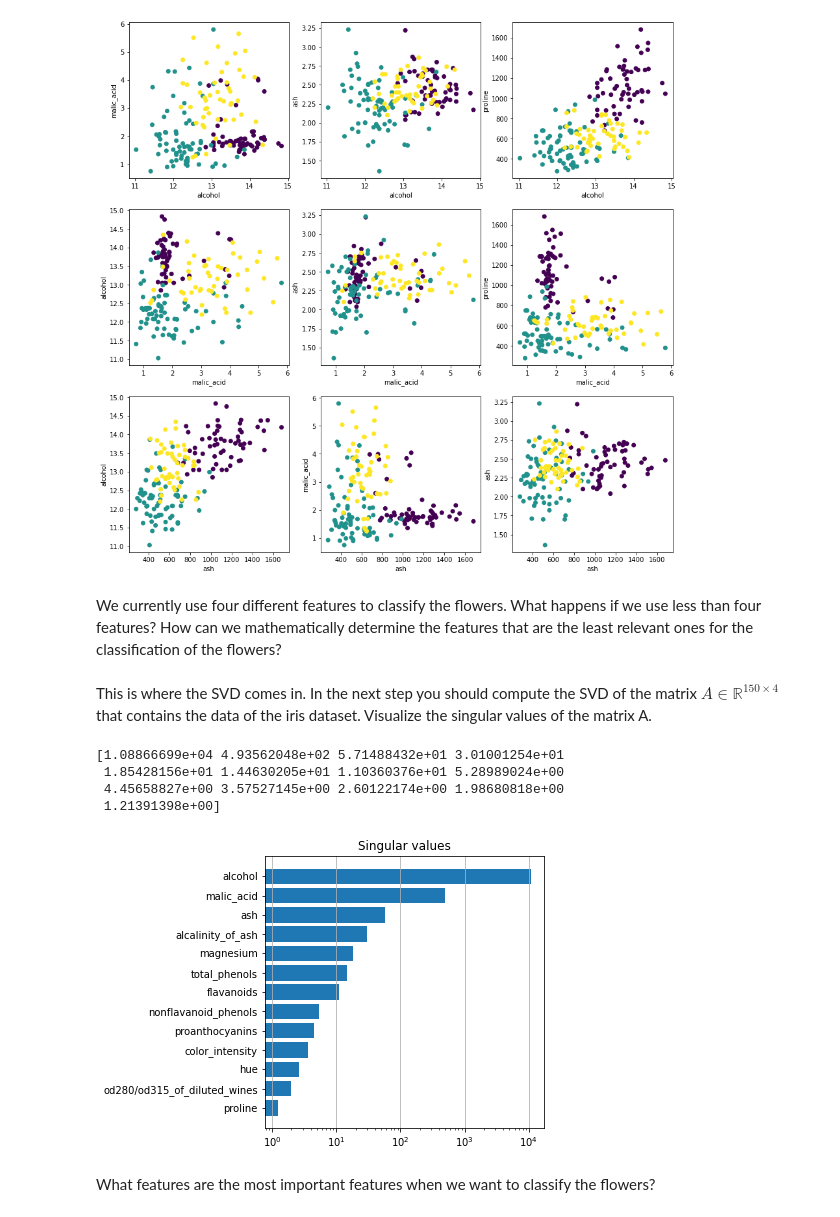
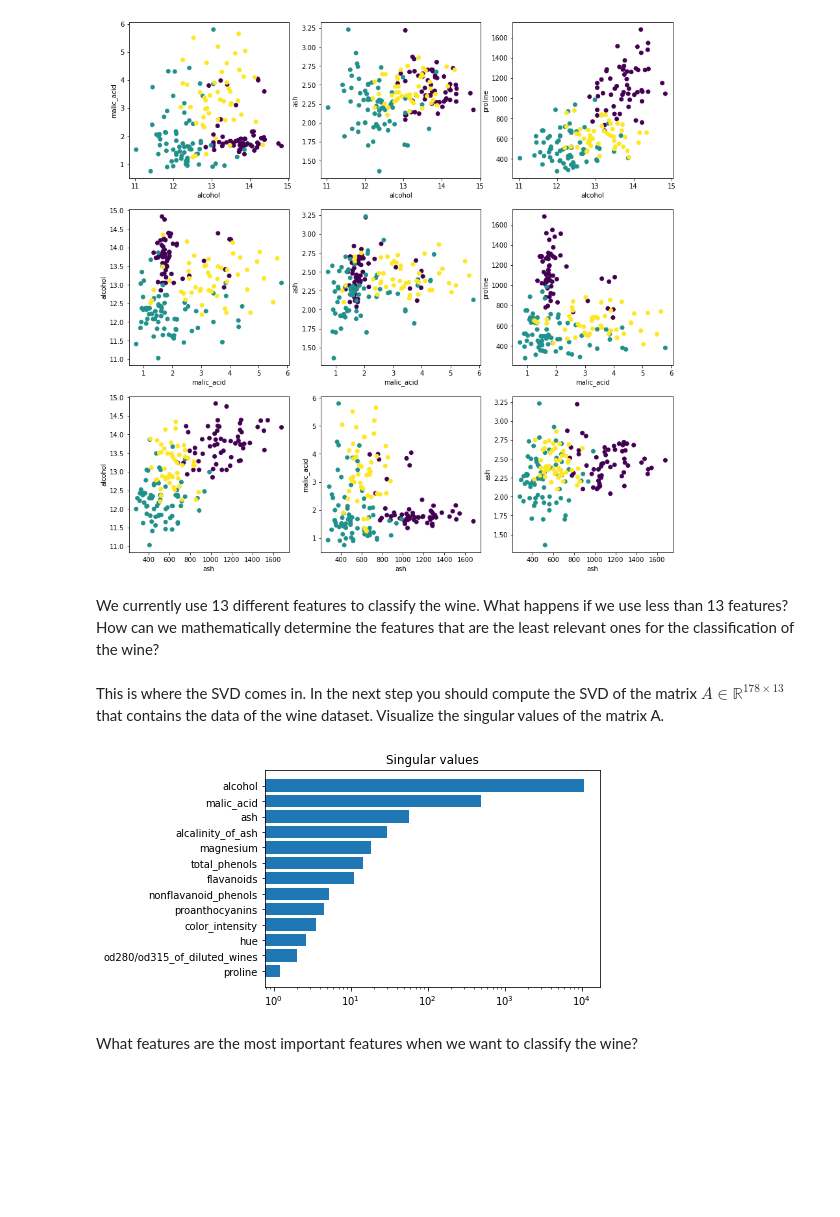
Before and after one commit to Saamuu/DataLab, a Jupyter notebook: DataLab/DataReduction_Wine.ipynb, the cells around one changed output. Drawn from its saved outputs; the diff is of its cells as text; code cells hidden in the pictures; blank space fills up the shorter version.

```diff
--- a/DataLab/DataReduction_Wine.ipynb
+++ b/DataLab/DataReduction_Wine.ipynb
@@ -92,8 +93,8 @@ import seaborn as sns
 import pandas as pd
 
 #load the data
-iris = load_wine()
-iris.keys()
+wine = load_wine()
+wine.keys()
 # %% [output]
 dict_keys(['data', 'target', 'frame', 'target_names', 'DESCR', 'feature_names'])
 # %% [markdown]
@@ -120,12 +124,12 @@ The above output shows that the data contains different information that is rele
 ---
 As we understand the data set a little bit better now, we can think about a suitable way to visualize the correlations between the different features. Try to interpret your results.
 # %%
-data = pd.DataFrame(iris.data)
-feature_names = iris["feature_names"]
+data = pd.DataFrame(wine.data)
+feature_names = wine["feature_names"]
 data.columns = feature_names
-data["labels"] = iris.target
+data["labels"] = wine.target
 
-# Todo: Plot the correlation of the feture regarding the biggest SV with the second,third and smallest feature
+# Todo: Plot the correlation of the feature regarding the biggest SV with the second,third and smallest feature
 #       Do the same with the second and smallest SV
 featureNum1 = [1,2,12]
 featureNum2 = [0,2,12]
@@ -144,31 +148,22 @@ for i in range(len(featureNum1)):
 # %% [output]
 [figure]
 # %% [markdown]
-We currently use four different features to classify the flowers. What happens if we use less than four features? How can we mathematically determine the features that are the least relevant ones for the classification of the flowers?<br>
-This is where the SVD comes in. In the next step you should compute the SVD of the matrix $A \in \mathbb{R}^{150\times 4}$ that contains the data of the iris dataset. Visualize the singular values of the matrix A.
+We currently use 13 different features to classify the wine. What happens if we use less than 13 features? How can we mathematically determine the features that are the least relevant ones for the classification of the wine?<br>
+This is where the SVD comes in. In the next step you should compute the SVD of the matrix $A \in \mathbb{R}^{178\times 13}$ that contains the data of the wine dataset. Visualize the singular values of the matrix A.
 # %%
-k = 2
+# Calculate SVD
 
 A = data[feature_names].values
 
 U, S, Vt = svd(A)
-U_trunc, S_trunc, Vt_trunc = truncate(U, S, Vt, k)
 
-trunc_A = U_trunc @ np.diag(S_trunc)
-reduced_data = pd.DataFrame(trunc_A)
-plt.figure(figsize=(5, 5))
-plt.barh(feature_names[::-1], S[::-1])
-plt.title(f"Singular values")
-plt.gca().xaxis.grid(True)
-plt.xscale('log')
-print(S)
-#Semilogarithmisch?
+# Plot the SV of the matrix A and decide, how many SV we can truncate
+fig,axs = plt.subplots()
+axs.barh(feature_names[::-1], S[::-1])
+axs.set_title(f"Singular values")
+axs.set_xscale('log')
 # %% [output]
-[1.08866699e+04 4.93562048e+02 5.71488432e+01 3.01001254e+01
- 1.85428156e+01 1.44630205e+01 1.10360376e+01 5.28989024e+00
- 4.45658827e+00 3.57527145e+00 2.60122174e+00 1.98680818e+00
- 1.21391398e+00]
-[figure, old version]
+[figure, new version]
 # %% [markdown]
-What features are the most important features when we want to classify the flowers?
+What features are the most important features when we want to classify the wine?
 # %%
```
Also changed, not shown: parts of 5 cells of this notebook.
